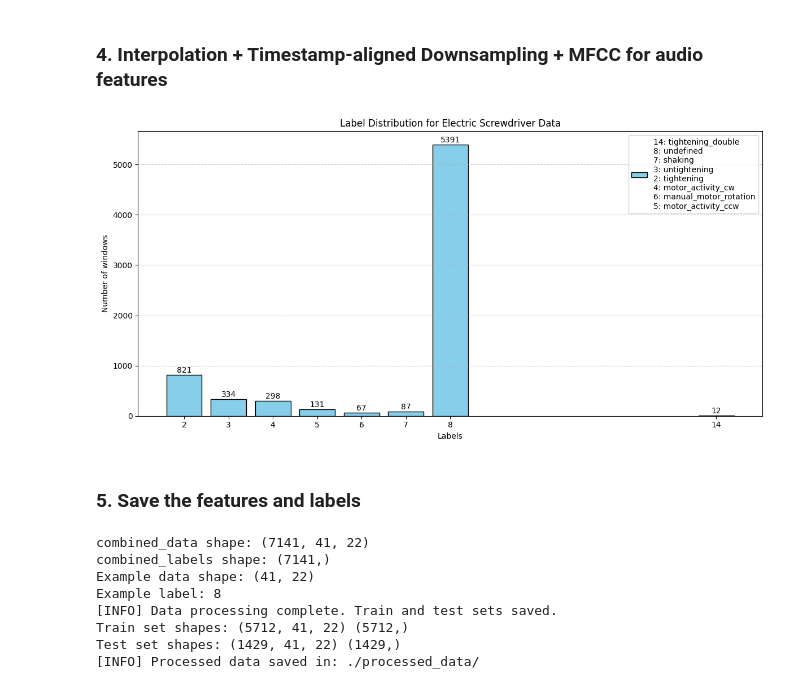
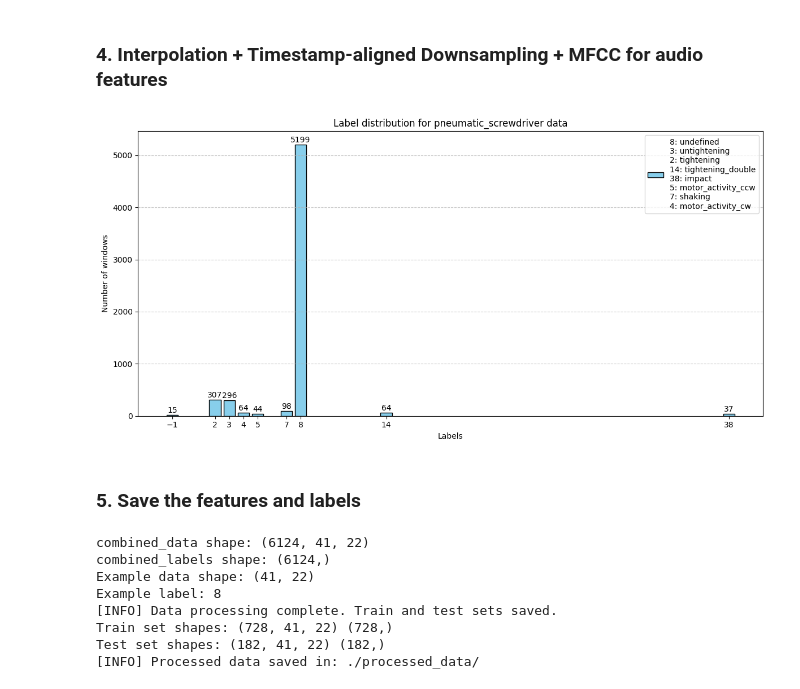
Before and after one commit to Ghulam-Rabbani-Azeem/Industrial_Tools_Actions_Tracking, a Jupyter notebook: data_load_poc.ipynb, the cells around one changed output. Cells and saved outputs as stored; diff of their text form; code cells hidden in the pictures.

Commit message:
for pneumatic screwdriver

```diff
--- a/data_load_poc.ipynb
+++ b/data_load_poc.ipynb
@@ -6,7 +6,8 @@ mdr = MeasurementDataReader(source=source)
 # %%
 from datatools import Tool
 
-mytool = "electric_screwdriver"
+#mytool = "electric_screwdriver"
+mytool = "pneumatic_screwdriver"
 # %%
 import numpy as np
 from seglearn.base import TS_Data
@@ -243,7 +225,7 @@ combined_labels = []
 
 target_length = 41
 n_mfcc = 13  # Typical choice
-num_windows = 7141  # Number of windows after filtering
+num_windows = Xt_acc_f.shape[0]  # Number of windows after filtering
 y_filtered = y_acc_f  # Assuming y_acc_f is representative of the labels
 
 for i in range(num_windows):
@@ -312,35 +294,35 @@ import matplotlib.pyplot as plt
 label_names = data_dict["01"]["classes"]
 
 # Get unique labels and their counts
 unique_labels, counts = np.unique(y_mic_f, return_counts=True)
 
 # Plotting
 plt.figure(figsize=(12, 6))
 bars = plt.bar(unique_labels, counts, color='skyblue', edgecolor='black')
 
 # Add annotations (counts) above each bar
 for bar, count in zip(bars, counts):
     height = bar.get_height()
     plt.text(bar.get_x() + bar.get_width() / 2, height + 10, str(count),
              ha='center', va='bottom', fontsize=10)
 
 plt.xlabel('Labels')
 plt.ylabel('Number of windows')
-plt.title('Label Distribution for Electric Screwdriver Data')
+plt.title(f'Label distribution for {mytool} data')
 plt.xticks(unique_labels)
 
 # Dynamically create legend entries from label_names
 legend_entries = [f"{k}: {v}" for k, v in label_names.items()]
 legend_text = '\n'.join(legend_entries)
 
 # Add legend box with class descriptions
 plt.gca().legend([legend_text], loc='upper right', frameon=True, fontsize=10)
 
 plt.grid(axis='y', linestyle='--', alpha=0.7)
 plt.tight_layout()
 plt.show()
 # %% [output]
-[figure, old version]
+[figure, new version]
 # %% [markdown]
 ### 5. Save the features and labels
 # %%
@@ -357,25 +339,54 @@ import os
 output_dir = "./processed_data/"
 os.makedirs(output_dir, exist_ok=True)
 
+if mytool == "eletric_screwdriver":
+    label_info = {
+        2: 'tightening',
+        3: 'untightening',
+        4: 'motor_activity_cw',
+        5: 'motor_activity_ccw',
+        6: 'manual_motor_rotation',
+        7: 'shaking',
+        14: 'tightening_double'
+    }
+elif mytool == "pneumatic_screwdriver":
+    label_info = {
+        2: 'tightening',
+        3: 'untightening',
+        4: 'motor_activity_cw',
+        5: 'motor_activity_ccw',
+        7: 'shaking',
+        14: 'tightening_double',
+        38: 'impact'
+    }
+
+
+# Filter out invalid labels
+valid_labels = list(label_info.keys())
+valid_indices = np.isin(combined_labels, valid_labels)
+X = combined_data[valid_indices]
+y = combined_labels[valid_indices]
+
+
 # train-test split
 from sklearn.model_selection import train_test_split
-X_train, X_test, y_train, y_test = train_test_split(combined_data, combined_labels, test_size=0.2, random_state=42)
+X_train, X_test, y_train, y_test = train_test_split(X, y, test_size=0.2, random_state=42)
 # Save the train and test sets
-np.save(os.path.join(output_dir, "combined_data_train.npy"), X_train)
-np.save(os.path.join(output_dir, "combined_label_train.npy"), y_train)
-np.save(os.path.join(output_dir, "combined_data_test.npy"), X_test)
-np.save(os.path.join(output_dir, "combined_label_test.npy"), y_test)
+np.save(os.path.join(output_dir, f"combined_data_train_{mytool}.npy"), X_train)
+np.save(os.path.join(output_dir, f"combined_label_train_{mytool}.npy"), y_train)
+np.save(os.path.join(output_dir, f"combined_data_test_{mytool}.npy"), X_test)
+np.save(os.path.join(output_dir, f"combined_label_test_{mytool}.npy"), y_test)
 
 print("[INFO] Data processing complete. Train and test sets saved.")
 print("Train set shapes:", X_train.shape, y_train.shape)
 print("Test set shapes:", X_test.shape, y_test.shape)
 print("[INFO] Processed data saved in:", output_dir)
 # %% [output]
-combined_data shape: (7141, 41, 22)
-combined_labels shape: (7141,)
+combined_data shape: (6124, 41, 22)
+combined_labels shape: (6124,)
 Example data shape: (41, 22)
 Example label: 8
 [INFO] Data processing complete. Train and test sets saved.
-Train set shapes: (5712, 41, 22) (5712,)
-Test set shapes: (1429, 41, 22) (1429,)
+Train set shapes: (728, 41, 22) (728,)
+Test set shapes: (182, 41, 22) (182,)
 [INFO] Processed data saved in: ./processed_data/
```
Also changed, not shown: parts of 6 cells of this notebook, 1 other file.
